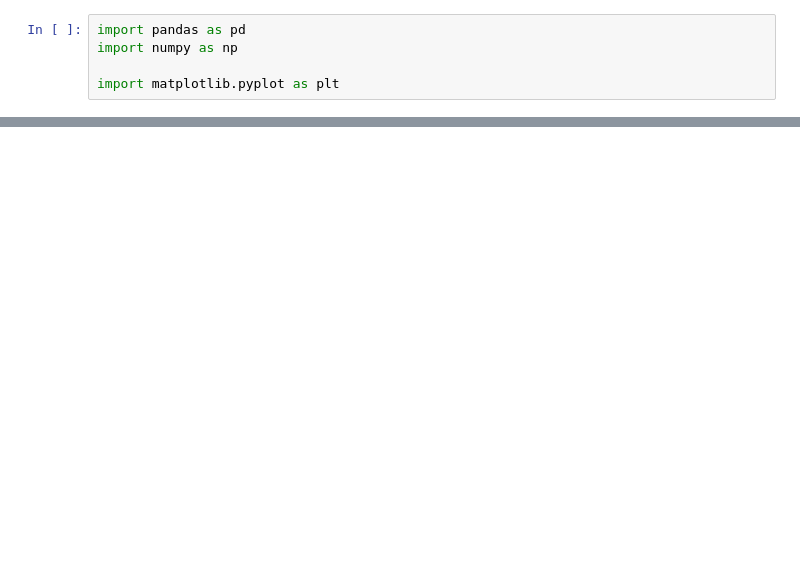
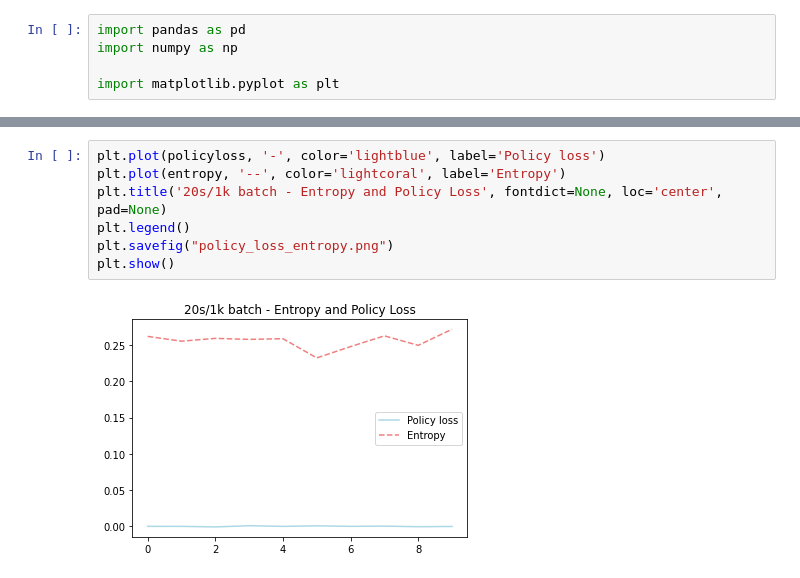
Before and after one commit to MultiAgentPolicyRL/multi-agent-policy-rllib, a Jupyter notebook: PPO/utils/panda.ipynb, the cells around one changed output, grey strips where cells are left out. Saved outputs shown, nothing was run; the diff lists cells and outputs as text; blank space fills up the shorter version.

```diff
--- a/PPO/utils/panda.ipynb
+++ b/PPO/utils/panda.ipynb
@@ -58,0 +74,9 @@ plt.show()
+# %%
+plt.plot(policyloss, '-', color='lightblue', label='Policy loss')
+plt.plot(entropy, '--', color='lightcoral', label='Entropy')
+plt.title('20s/1k batch - Entropy and Policy Loss', fontdict=None, loc='center', pad=None)
+plt.legend()
+plt.savefig("policy_loss_entropy.png")
+plt.show()
+# %% [output]
+[figure, added]
```
Also changed, not shown: parts of 7 cells of this notebook, 16 other files.
